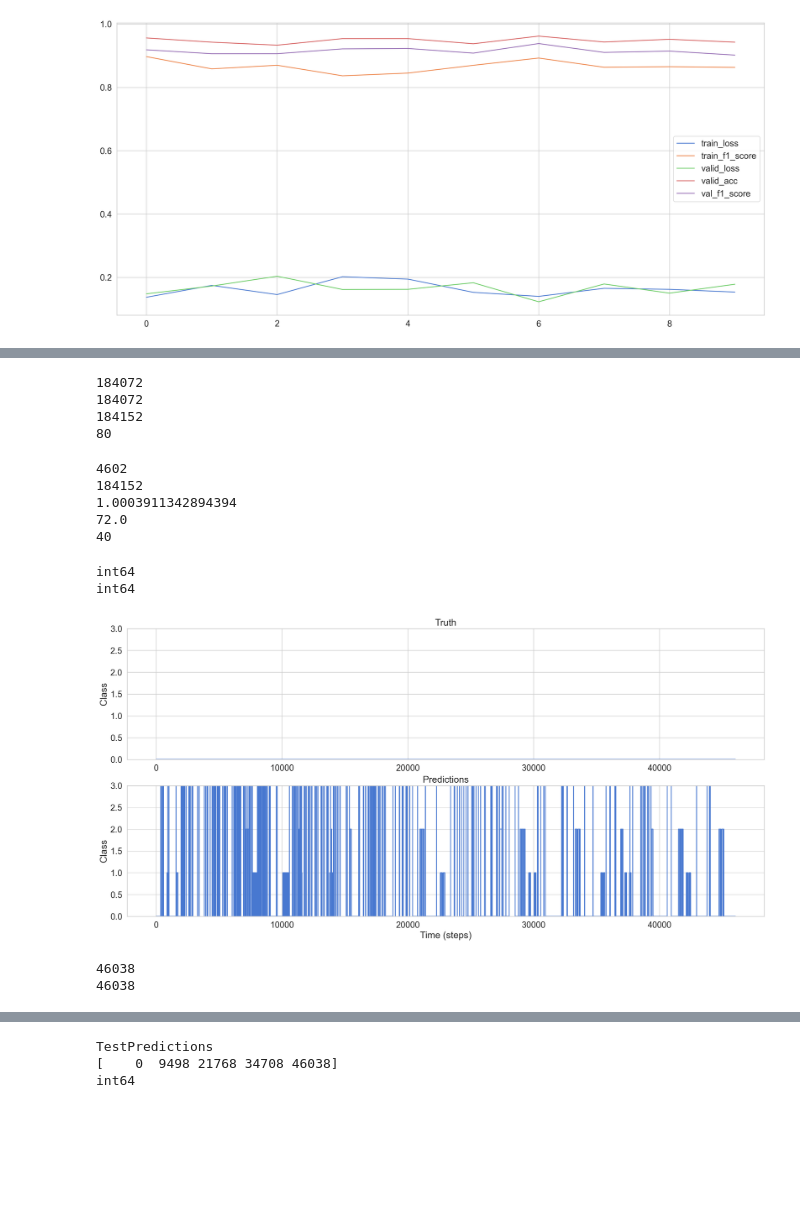
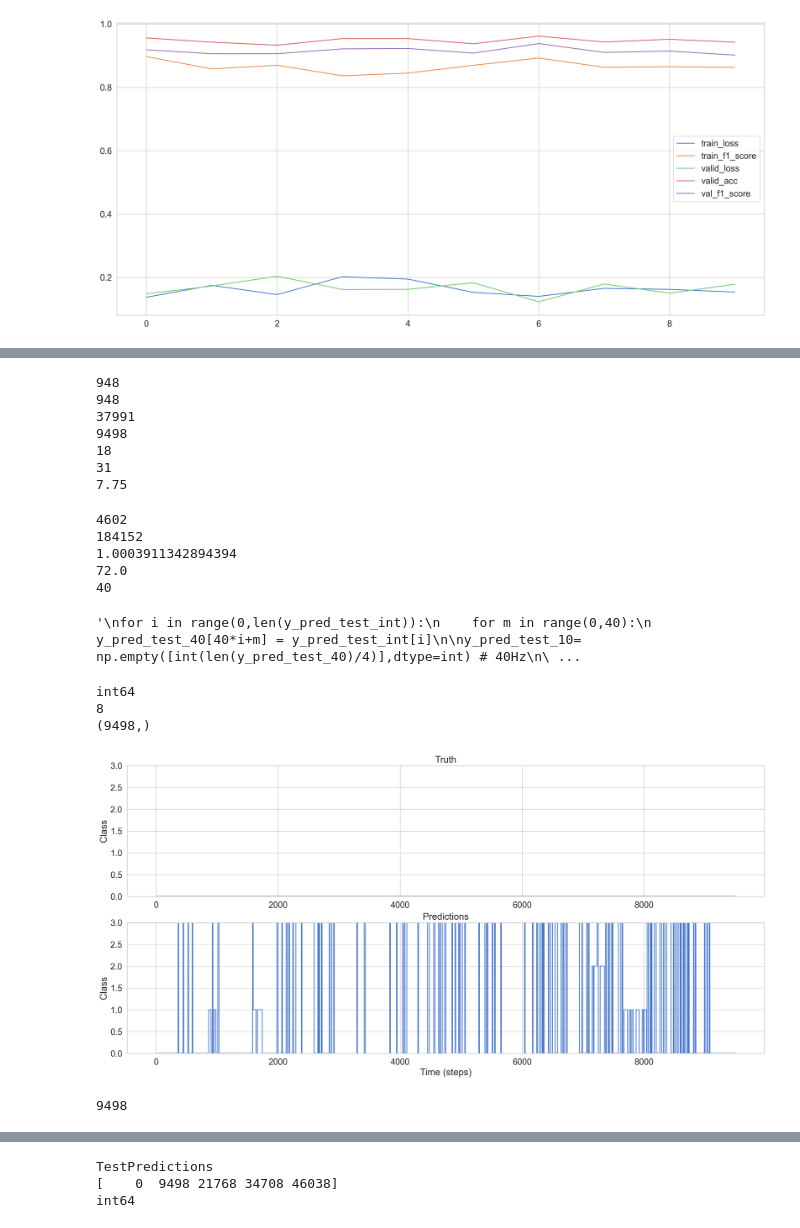
Before and after one commit to MoreBangForYourBuck/c2_competition, a Jupyter notebook: tensorflow_bi_LSTM.ipynb, the cells around one changed output, grey strips where cells are left out. Saved outputs shown, nothing was run; the diff lists cells and outputs as text; code cells hidden in the pictures; blank space fills up the shorter version.

```diff
--- a/tensorflow_bi_LSTM.ipynb
+++ b/tensorflow_bi_LSTM.ipynb
@@ -75,6 +73,6 @@ def read_raw_data(dir_path):
     return imu_data, y_data
 # %%
 imu_data, y_data = read_raw_data('TrainingData')
-y_data = y_data[['subject','trial','y_time','y']] # reorder columns
+#y_data = y_data[['subject','trial','y_time','y']] # reorder columns
 
-df_test, dump = read_raw_data('TestData')
+df_test, y_data_test = read_raw_data('TestData')
@@ -415,5 +430,5 @@ plt.legend();
 # %% [output]
 [figure]
 # %%
-model.load_weights('training_2/cp-best-f1_score.ckpt')
+model.load_weights('training_2/cp-best-f1_score.ckpt/')
 # %% [output]
@@ -601,4 +615,12 @@ plt.plot(new_history.history['val_f1_score'], label='val_f1_score')
 plt.legend();
 # %% [output]
 [figure]
+# %%
+test_subject = 9
+X_test, dump = create_dataset(
+    trialFilter(df_test,test_subject,1)[scale_columns],
+    df_test['x_accel'],#this will be dumped,
+    TIME_STEPS,
+    STEP
+)
 # %%
@@ -629,13 +649,19 @@ plot_pred(np.zeros([len(smoothed_output)]), smoothed_output)
 # %%
-print(len(y_pred_test_stride_1))
+print(len(y_pred_test))
 print(len(X_test))
-print(len(df_test))
-print(len(df_test)-len(X_test))
+print(len(trialFilter(df_test,9,1)))
+print(len(trialFilter(y_data_test,9,1)))
+print(len(trialFilter(y_data_test,9,1))-10*len(X_test))
+print(37991%40)
+print(31/4)
 # %% [output]
-184072
-184072
-184152
-80
+948
+948
+37991
+9498
+18
+31
+7.75
 # %%
 print(enc.inverse_transform(y_pred_test).shape[0])
 print(df_test.shape[0])
@@ -651,8 +677,11 @@ print(int(stride_in_overlap * TIME_STEPS))
 # %%
 y_pred_test_int = enc.inverse_transform(y_pred_test).astype(int)
 
-y_pred_test_40 = np.empty([40*len(y_pred_test_int)],dtype=int) # 40Hz
+#y_pred_test_40 = np.empty([40*len(y_pred_test_int)],dtype=int) # 40Hz
 
+
+
+"""
 for i in range(0,len(y_pred_test_int)):
     for m in range(0,40):
         y_pred_test_40[40*i+m] = y_pred_test_int[i]
@@ -664,14 +693,24 @@ for i in range(0,len(y_pred_test_10)):
 print(y_pred_test_10.dtype)
 y_pred_test_10 = np.append(y_pred_test_10,np.zeros(18,dtype=int))
 print(y_pred_test_10.dtype)
+"""
 # %% [output]
-int64
-int64
+'\nfor i in range(0,len(y_pred_test_int)):\n    for m in range(0,40):\n        y_pred_test_40[40*i+m] = y_pred_test_int[i]\n\ny_pred_test_10= np.empty([int(len(y_pred_test_40)/4)],dtype=int) # 40Hz\n\ ...
+# %%
+yout = upSampler(y_pred_test_int, 10)
+print(yout.dtype)
+l = int(np.round((len(trialFilter(df_test,test_subject,1))%40)/4))
+print(l)
+yout = np.concatenate((np.zeros([10,1],dtype=int),yout,np.zeros([l,1],dtype=int)),axis = None)
+print(yout.shape)
+# %% [output]
+int64
+8
+(9498,)
 # %%
-plot_pred(np.zeros([len(y_pred_test_10)]), y_pred_test_10)
-print(len(y_pred_test_10))
-print(46038)
+plot_pred(np.zeros([len(yout)]), yout)
+print(len(yout))
+#print(46038)
 # %% [output]
-[figure, old version]
+[figure, new version]
-46038
-46038
+9498
```
Also changed, not shown: parts of 19 cells of this notebook.
